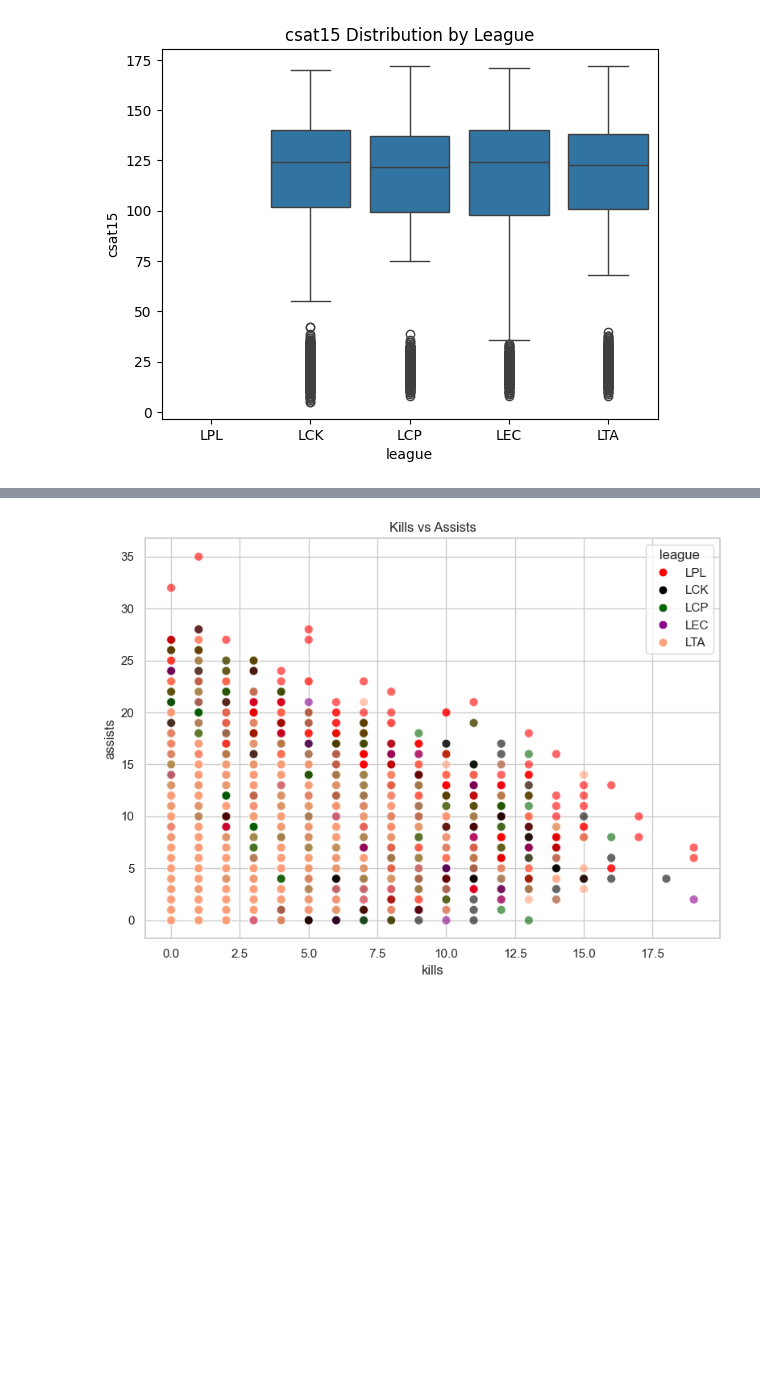
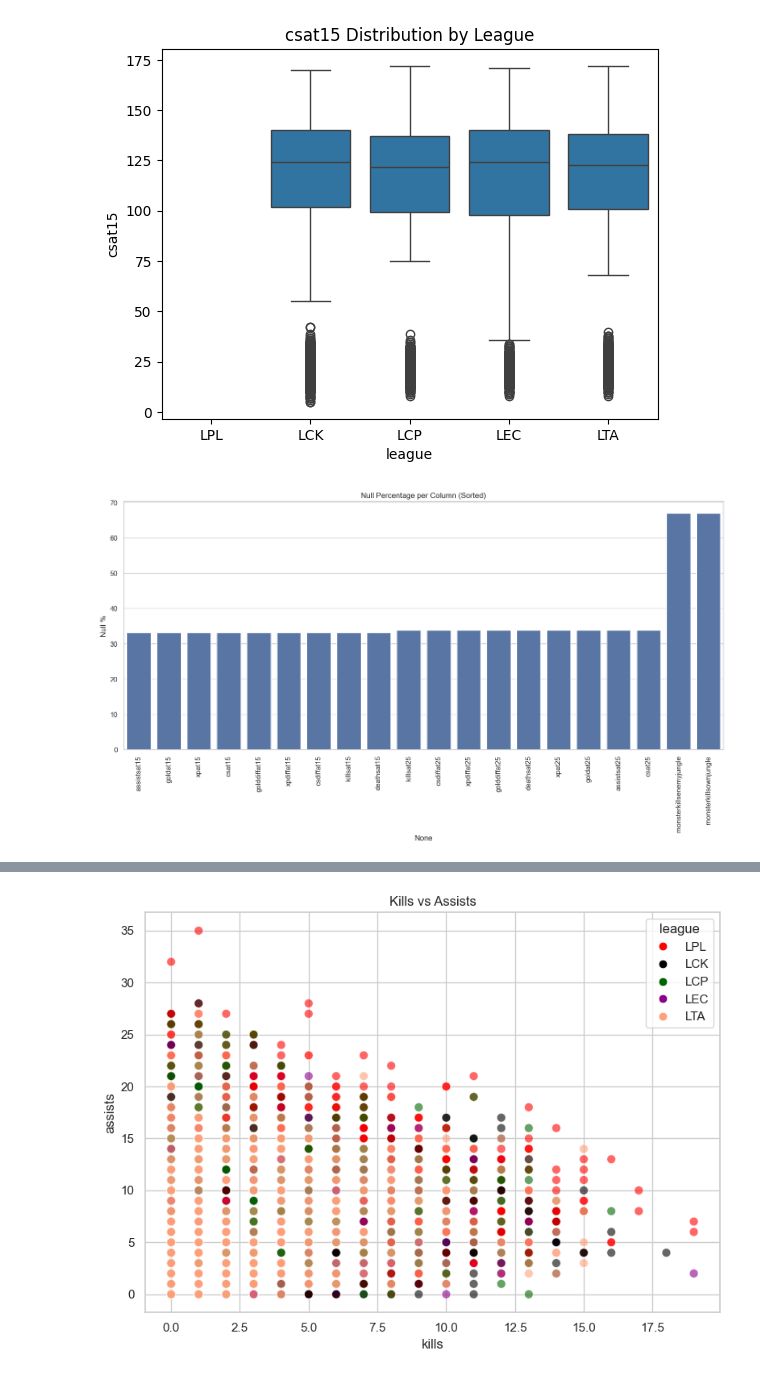
Before and after one commit to maxxyhc/Predicitng-region-of-LOL, a Jupyter notebook: assignment2_tests.ipynb, the cells around one changed output, grey strips where cells are left out. Cells and saved outputs as stored; diff of their text form; code cells hidden in the pictures; blank space fills up the shorter version.

```diff
--- a/assignment2_tests.ipynb
+++ b/assignment2_tests.ipynb
@@ -306,3 +258,19 @@ for c in cols:
 [figure]
 [figure]
 [figure]
+# %%
+#Plot each column’s NULL % (overall)
+threshold = 0  # 顯示 null > 20% 的欄位
+null_percent = major_league_data_df.isnull().mean() * 100
+filtered_null = null_percent[null_percent > threshold]
+sorted_null = filtered_null.sort_values()
+
+plt.figure(figsize=(14,8))
+sns.barplot(y=sorted_null.values, x=sorted_null.index)
+plt.xticks(rotation=90)
+plt.ylabel("Null %")
+plt.title("Null Percentage per Column (Sorted)")
+plt.tight_layout()
+plt.show()
+# %% [output]
+[figure, added]
```
Also changed, not shown: parts of 8 cells of this notebook.
